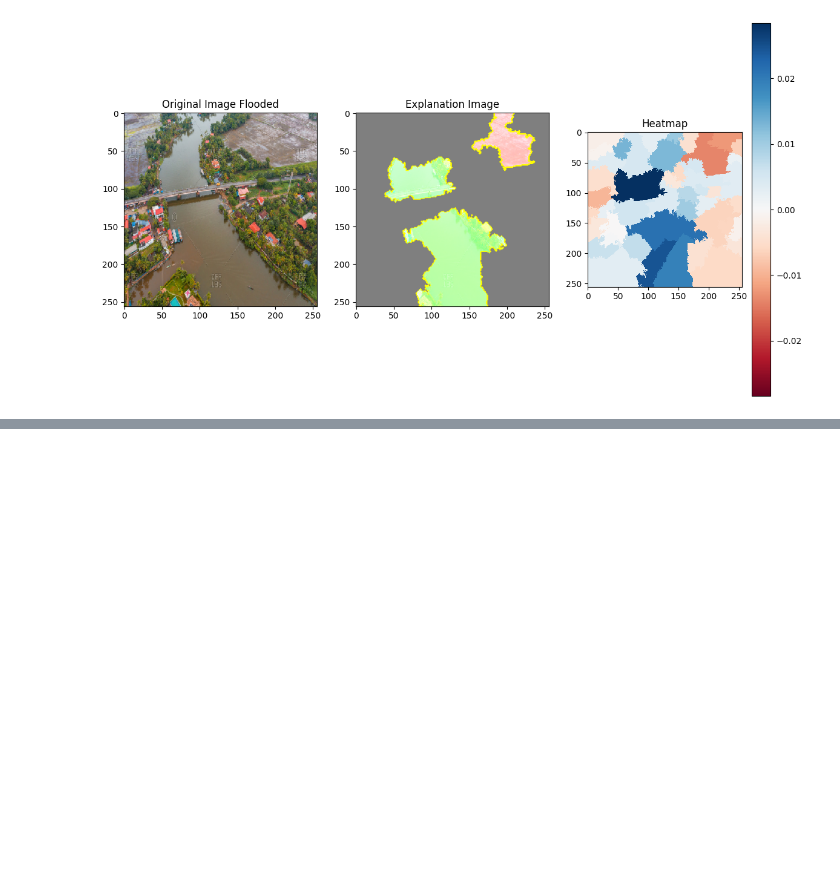
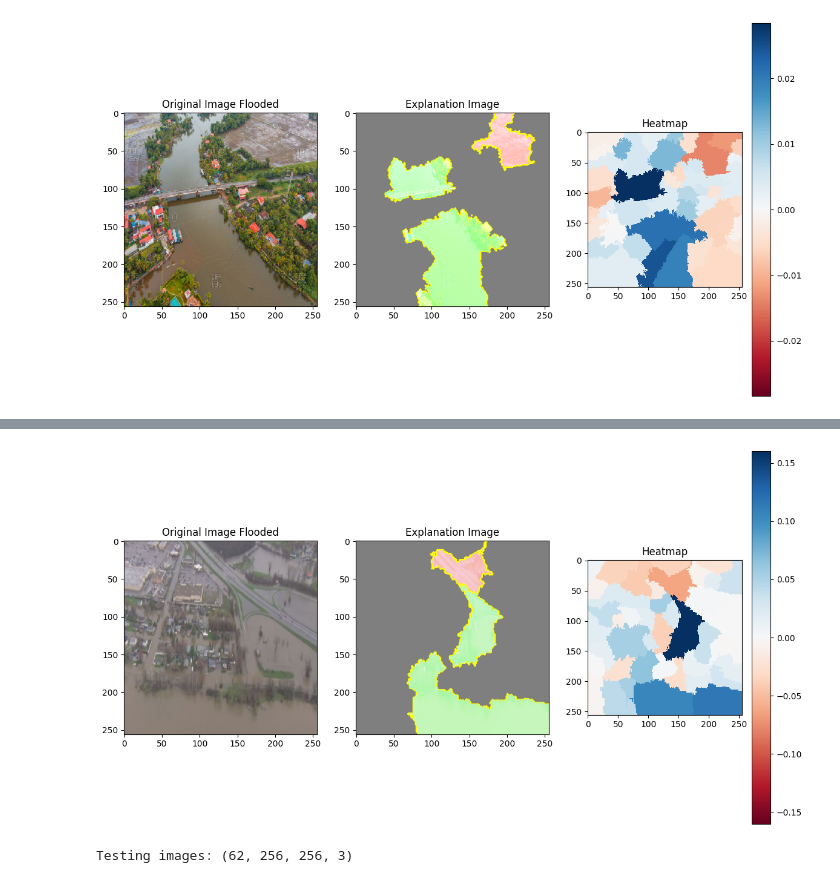
Before and after one commit to AbdulManaf12/Post-Flood-Disaster-Management, a Jupyter notebook: Classification/XAI_models.ipynb, the cells around one changed output, grey strips where cells are left out. Drawn from its saved outputs; the diff is of its cells as text; code cells hidden in the pictures; blank space fills up the shorter version.

Commit message:
updates for lime

```diff
--- a/Classification/XAI_models.ipynb
+++ b/Classification/XAI_models.ipynb
@@ -239,3 +239,6 @@ apply_lime(X_test_images[23], X_test_labels[23])
 1/1 [==============================] - 0s 20ms/step
 Predicted: Flooded with 99.78% confidence
 [figure]
+# %%
+apply_lime(X_test_images[24], X_test_labels[24])
+# %% [output]
@@ -241,0 +262,8 @@ Predicted: Flooded with 99.78% confidence
+[figure, added]
+# %%
+test_data_path = f'{data_saved_dir}\\floodnet_testing.pkl'
+
+floodnet_test_images, floodnet_test_labels = load_pickle(test_data_path)
+print(f'Testing images: {floodnet_test_images.shape}')
+# %% [output]
+Testing images: (62, 256, 256, 3)
```
Also changed, not shown: parts of 4 cells of this notebook.
